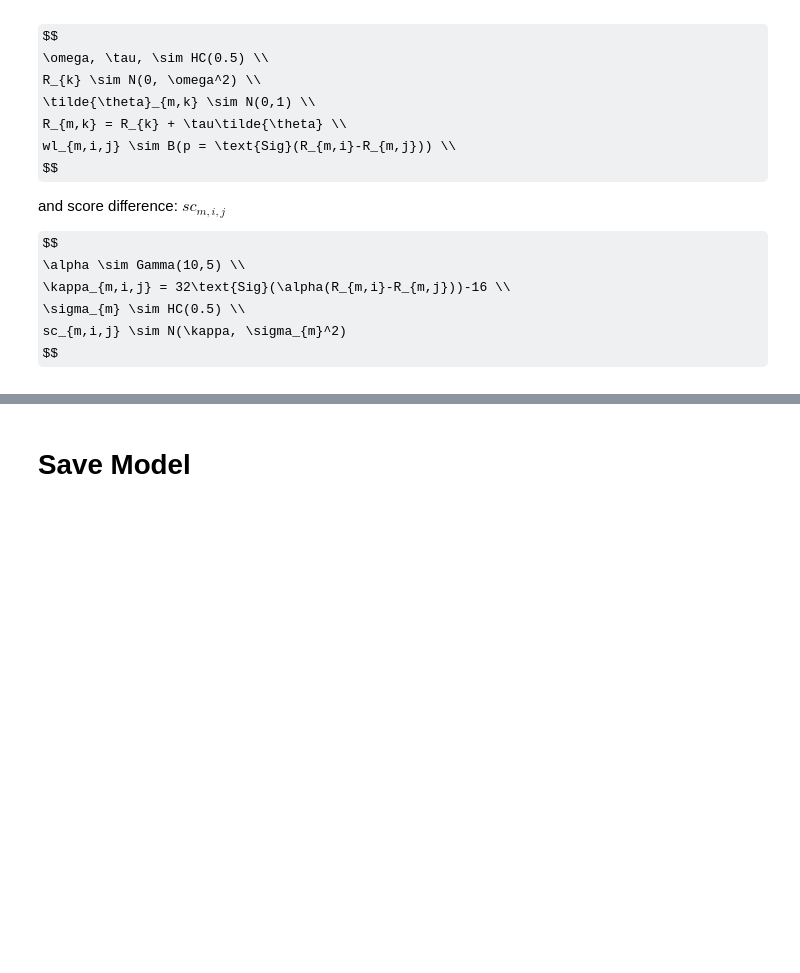
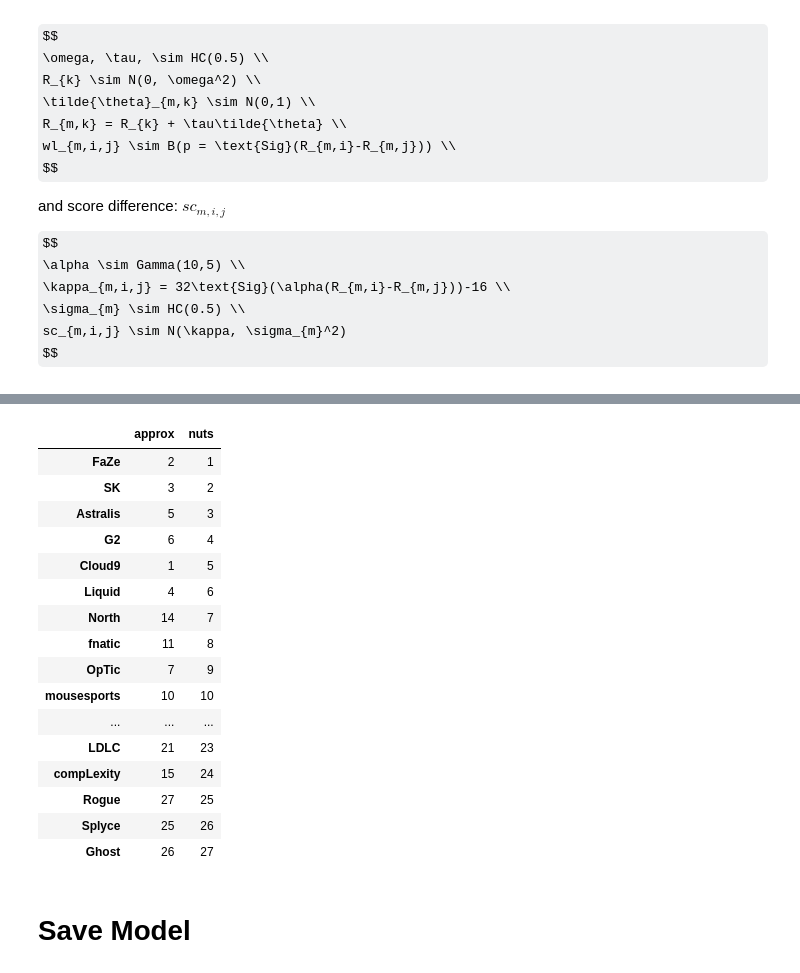
Before and after one commit to Liam-F/cs-rating, a Jupyter notebook: wl_model/wlbet_team_time_model.ipynb, the cells around one changed output, grey strips where cells are left out. Drawn from its saved outputs; the diff is of its cells as text; code cells hidden in the pictures; some formulas as TeX source; blank space fills up the shorter version.

```diff
--- a/wl_model/wlbet_team_time_model.ipynb
+++ b/wl_model/wlbet_team_time_model.ipynb
@@ -166,3 +170,27 @@ for i,(j,v) in enumerate(filt.iterrows()):
+# %%
+a = pd.Series({v['Name']: np.percentile(ap_trace['rating_%s'%max(obs_period)][:,tmap[i]], 75) for i,v in filt.iterrows()}).sort_values(ascending=False)
+a = pd.Series(np.arange(1,len(filt)+1), a.index)
+b = pd.Series({v['Name']: np.percentile(trace['rating_%s'%max(obs_period)][:,tmap[i]], 75) for i,v in filt.iterrows()}).sort_values(ascending=False)
+b = pd.Series(np.arange(1,len(filt)+1), b.index)
+pd.DataFrame([a,b], index=['approx', 'nuts']).T.sort_values('nuts')
+# %% [output]
+|  | approx | nuts |
+| FaZe | 2 | 1 |
+| SK | 3 | 2 |
+| Astralis | 5 | 3 |
+| G2 | 6 | 4 |
+| Cloud9 | 1 | 5 |
+| Liquid | 4 | 6 |
+| North | 14 | 7 |
+| fnatic | 11 | 8 |
+| OpTic | 7 | 9 |
+| mousesports | 10 | 10 |
+| ... | ... | ... |
+| LDLC | 21 | 23 |
+| compLexity | 15 | 24 |
+| Rogue | 27 | 25 |
+| Splyce | 25 | 26 |
+| Ghost | 26 | 27 |
 # %% [markdown]
 # Save Model
 # %%
```
Also changed, not shown: parts of 12 cells of this notebook, 4 other files.
